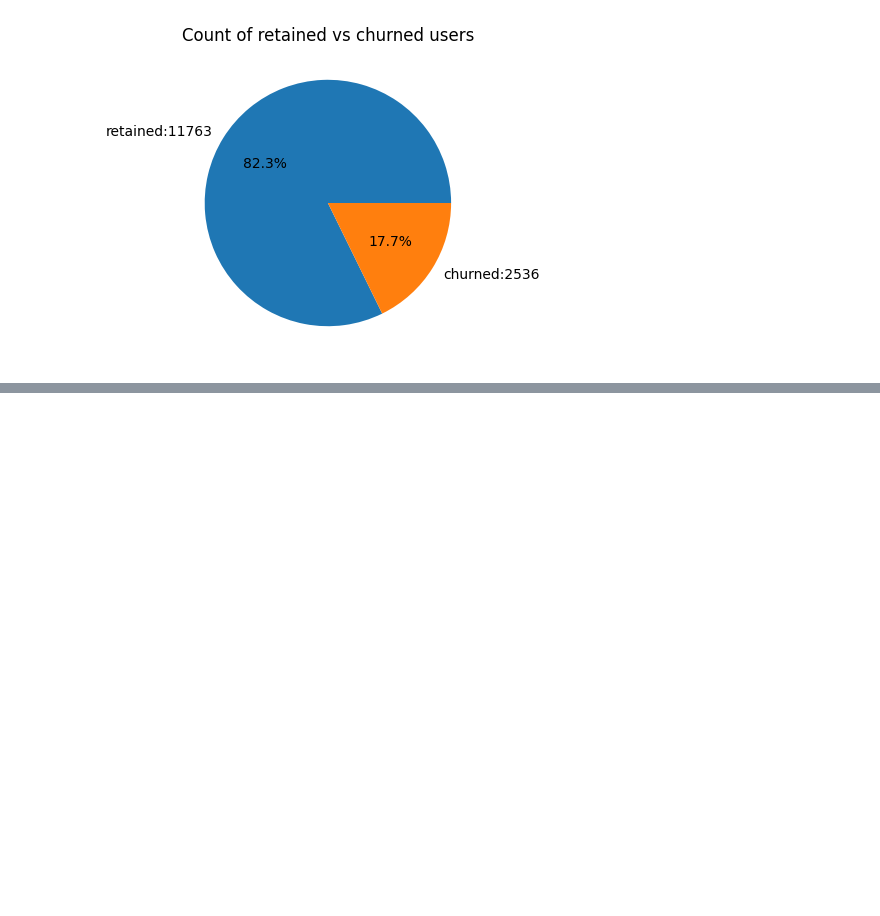
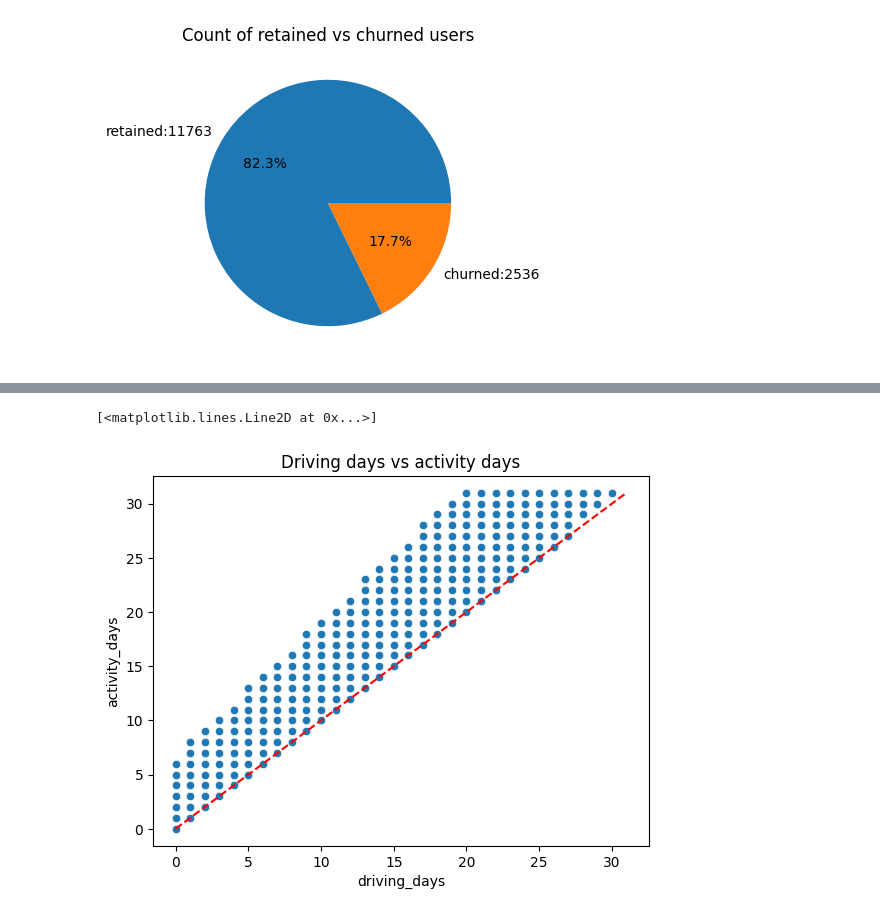
Before and after one commit to martinadelorenzo/waze, a Jupyter notebook: waze_data_visualization.ipynb, the cells around one changed output, grey strips where cells are left out. Cells and saved outputs as stored; diff of their text form; code cells hidden in the pictures; blank space fills up the shorter version.

```diff
--- a/waze_data_visualization.ipynb
+++ b/waze_data_visualization.ipynb
@@ -264,0 +290,7 @@ Text(0.5, 1.0, 'Count of retained vs churned users')
+# %%
+sns.scatterplot(data=df, x="driving_days", y="activity_days")
+plt.title("Driving days vs activity days")
+plt.plot([0,31], [0,31], color="red", linestyle="--")
+# %% [output]
+[<matplotlib.lines.Line2D at 0x...>]
+[figure, added]
```
Also changed, not shown: parts of 22 cells of this notebook.
